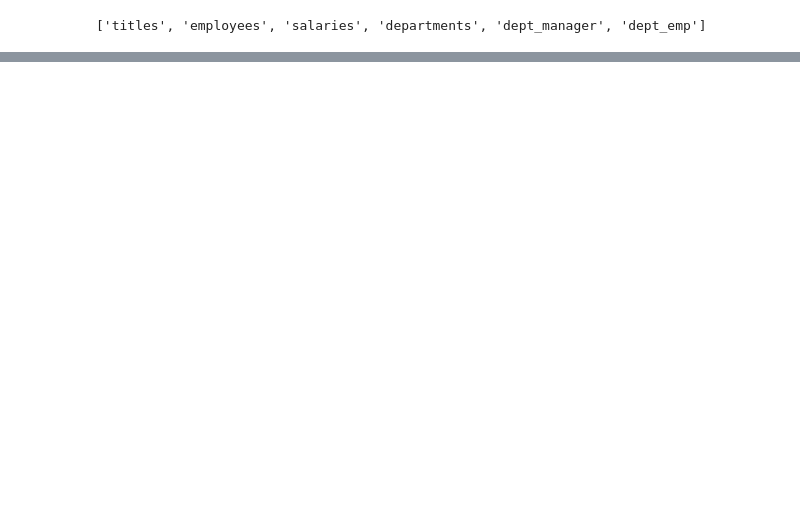
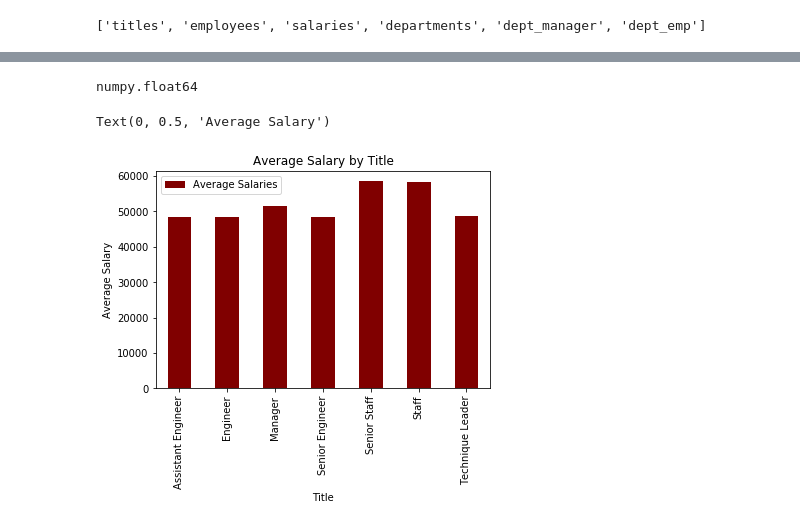
Before and after one commit to Infinity183/sql-challenge, a Jupyter notebook: EmployeeSQL/Bonus.ipynb, the cells around one changed output, grey strips where cells are left out. Saved outputs shown, nothing was run; the diff lists cells and outputs as text; code cells hidden in the pictures; blank space fills up the shorter version.

```diff
--- a/EmployeeSQL/Bonus.ipynb
+++ b/EmployeeSQL/Bonus.ipynb
@@ -14,4 +13,4 @@ inspector.get_table_names()
 # %% [output]
 ['titles', 'employees', 'salaries', 'departments', 'dept_manager', 'dept_emp']
 # %%
-master_data = engine.execute("SELECT ROUND(AVG(s.salary), 0), t.title FROM salaries s JOIN employees e ON s.emp_no = e.emp_no JOIN titles t ON e.emp_title = t.title_id GROUP BY t.title;").fetchall()
+salaries_df = pd.read_sql('SELECT ROUND(AVG(s.salary), 0) AS "Average Salaries", t.title AS "Title" FROM salaries s JOIN employees e ON s.emp_no = e.emp_no JOIN titles t ON e.emp_title = t.title_id GROUP BY t.title;', connection)
@@ -80,0 +17,3 @@ plt.show()
+# %%
+salaries_df = salaries_df.set_index(['Title'])
+salaries_df
@@ -80,0 +30,12 @@ plt.show()
+# %%
+type(salaries_df['Average Salaries'][0])
+# %% [output]
+numpy.float64
+# %%
+salaries_plot = salaries_df.plot.bar(facecolor="maroon")
+salaries_plot.set_title("Average Salary by Title")
+salaries_plot.set_xlabel("Title")
+salaries_plot.set_ylabel("Average Salary")
+# %% [output]
+Text(0, 0.5, 'Average Salary')
+[figure, added]
```
Also changed, not shown: parts of 14 cells of this notebook, 2 other files.
